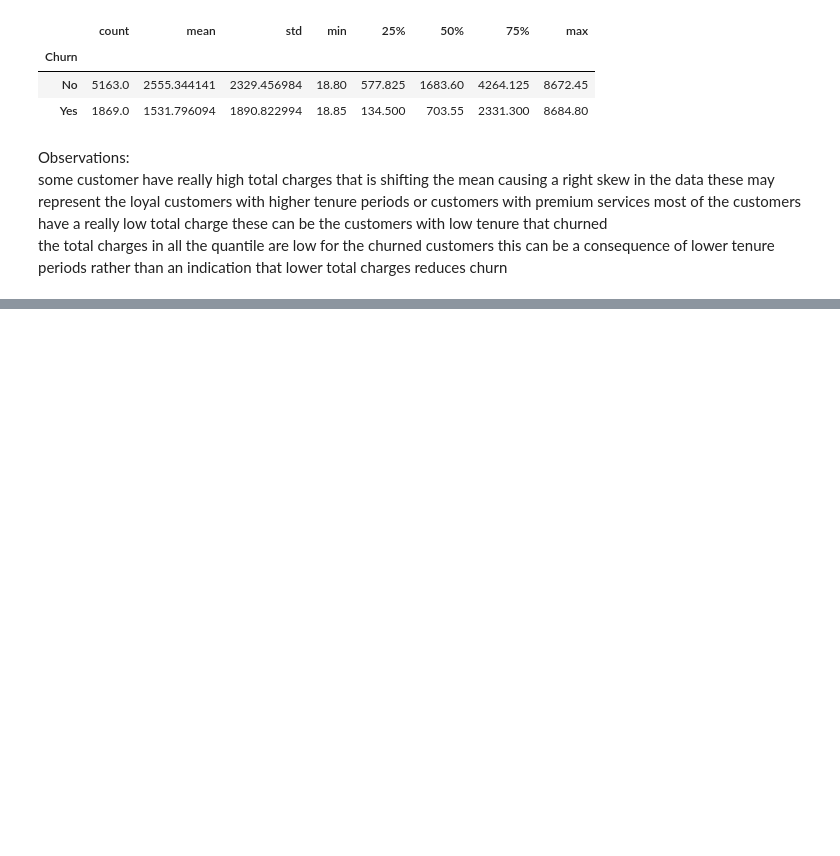
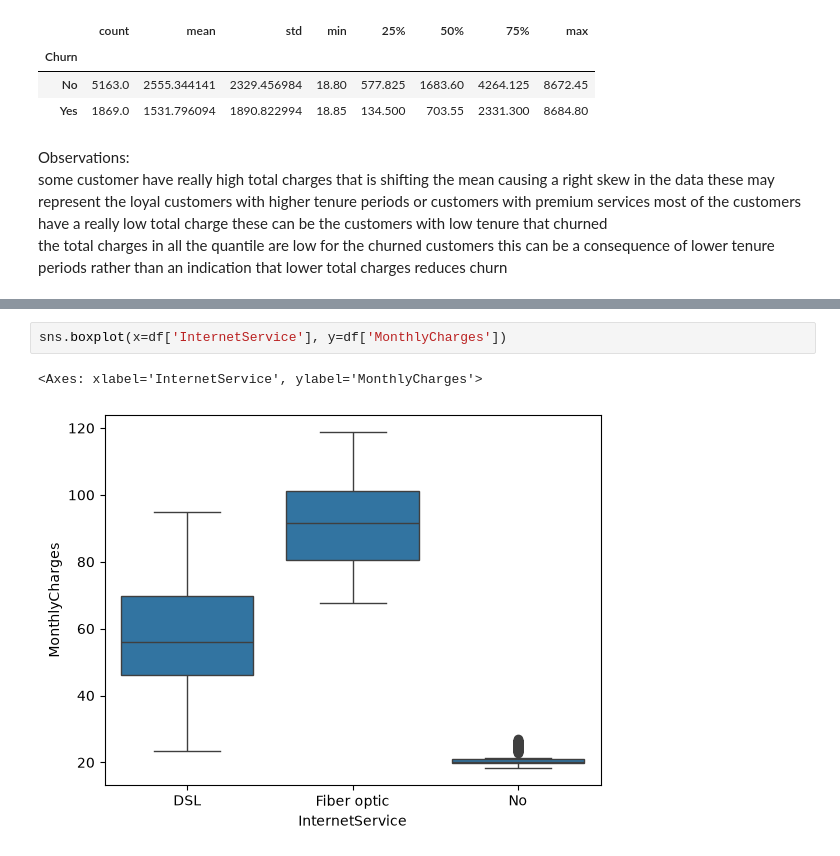
Before and after one commit to SuryanshThapliyal/IBM-Telco-customer-churn-prediction, a Jupyter notebook: customer_churn.ipynb, the cells around one changed output, grey strips where cells are left out. Cells and saved outputs as stored; diff of their text form; blank space fills up the shorter version.

```diff
--- a/customer_churn.ipynb
+++ b/customer_churn.ipynb
@@ -277,0 +345,5 @@ the total charges in all the quantile are low for the churned customers this can
+# %%
+sns.boxplot(x=df['InternetService'], y=df['MonthlyCharges'])
+# %% [output]
+<Axes: xlabel='InternetService', ylabel='MonthlyCharges'>
+[figure, added]
```
Also changed, not shown: parts of 42 cells of this notebook.
